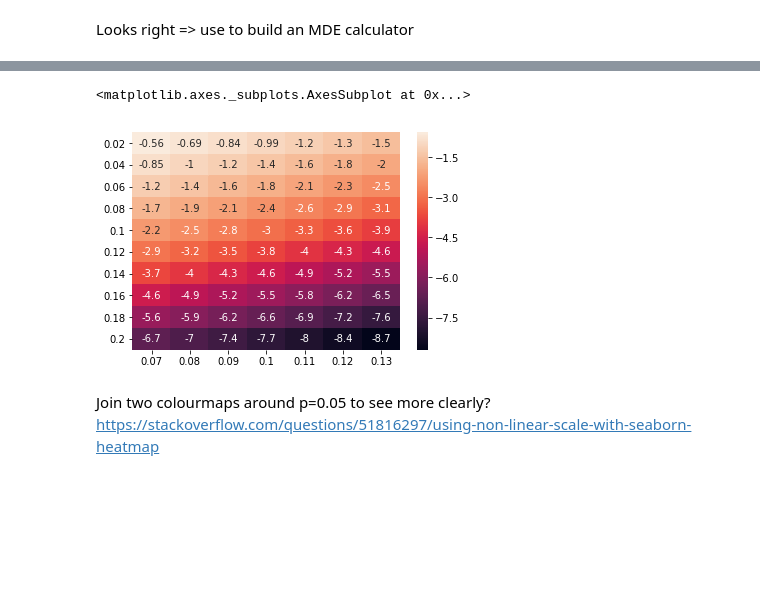
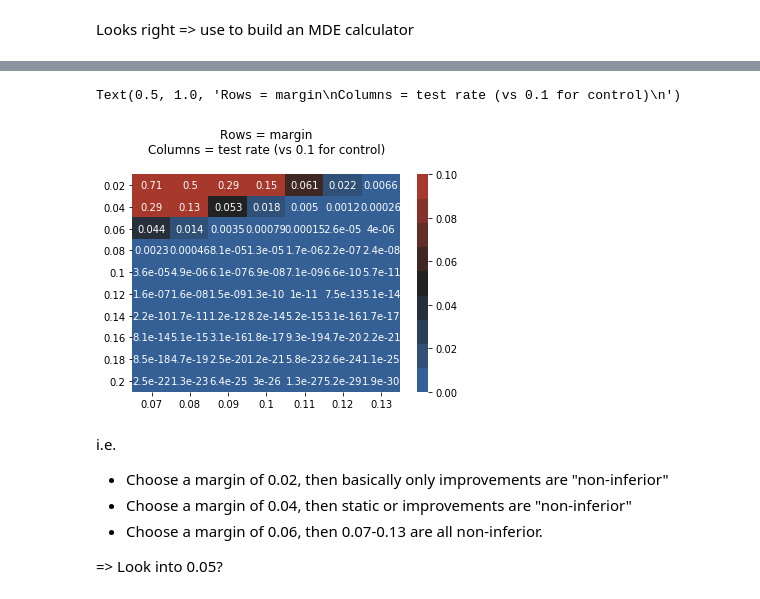
Before and after one commit to SWannell/non-inferiority-test, a Jupyter notebook: non-inferiority-statistics.ipynb, the cells around one changed output, grey strips where cells are left out. Drawn from its saved outputs; the diff is of its cells as text; code cells hidden in the pictures; blank space fills up the shorter version.

Commit message:
Superiority test inclusion

```diff
--- a/non-inferiority-statistics.ipynb
+++ b/non-inferiority-statistics.ipynb
@@ -241,10 +246,12 @@ f is constant => n should be proportional to (p_ctrl*(1-p_ctrl) + p_test*(1-p_te
 # %%
+# This is a power calc. Trying to get n based on ctrl/test conversion rates + a margin
 d = -0.2
 for p_ctrl in [0.10]:
     for p_test in [i/100 for i in range(9, 11+1)]:
-        f_why = (norm.ppf(1-alpha) + norm.ppf(1-beta)) ** 2
-        n_why = f_why * (p_ctrl*(1-p_ctrl) + p_test*(1-p_test)) / ((p_ctrl - p_test + d) ** 2)
-        z_why_num = (p_ctrl - p_test + d)
-        z_why_denom = np.sqrt(p_ctrl*(1-p_ctrl)/n_why + p_test*(1-p_test)/n_why)
-        print(p_ctrl, p_test, '\n', n_why, n_why_calc, '\n', z_why_num, z_why_denom)
+        f_iter = (norm.ppf(1-alpha) + norm.ppf(1-beta)) ** 2
+        n_iter = f_iter * (p_ctrl*(1-p_ctrl) + p_test*(1-p_test)) / ((p_ctrl - p_test + d) ** 2)
+        z_iter_num = (p_ctrl - p_test + d)
+        z_iter_denom = np.sqrt(p_ctrl*(1-p_ctrl)/n_iter + p_test*(1-p_test)/n_iter)
+        print("Ctrl rate: {:.2f}\nTest rate: {:.2f}".format(p_ctrl, p_test))
+        print("Calculated n: {:.0f}\nz-score: {:.4f}/{:.4f}\n".format(n_iter, z_iter_num, z_iter_denom))
 # %% [output]
@@ -345,7 +356,15 @@ sns.heatmap(p_values.astype(float), annot=True)
-# %%
-sns.heatmap(np.log(p_values.astype(float)), annot=True)
-# %% [output]
-<matplotlib.axes._subplots.AxesSubplot at 0x...>
-[figure, removed]
-# %% [markdown]
-Join two colourmaps around p=0.05 to see more clearly? https://stackoverflow.com/questions/51816297/using-non-linear-scale-with-seaborn-heatmap
+# %%
+hotcoldcmap = sns.diverging_palette(250, 15, s=75, l=40, n=9, center="dark")
+sns.heatmap(p_values.astype(float), annot=True, cmap=hotcoldcmap, vmax=0.10)
+plt.title("Rows = margin\nColumns = test rate (vs {} for control)\n".format(pct_standard))
+# %% [output]
+Text(0.5, 1.0, 'Rows = margin\nColumns = test rate (vs 0.1 for control)\n')
+[figure, added]
+# %% [markdown]
+i.e.
+
+- Choose a margin of 0.02, then basically only improvements are "non-inferior"
+- Choose a margin of 0.04, then static or improvements are "non-inferior"
+- Choose a margin of 0.06, then 0.07-0.13 are all non-inferior.
+
+=> Look into 0.05?
```
Also changed, not shown: parts of 19 cells of this notebook.
